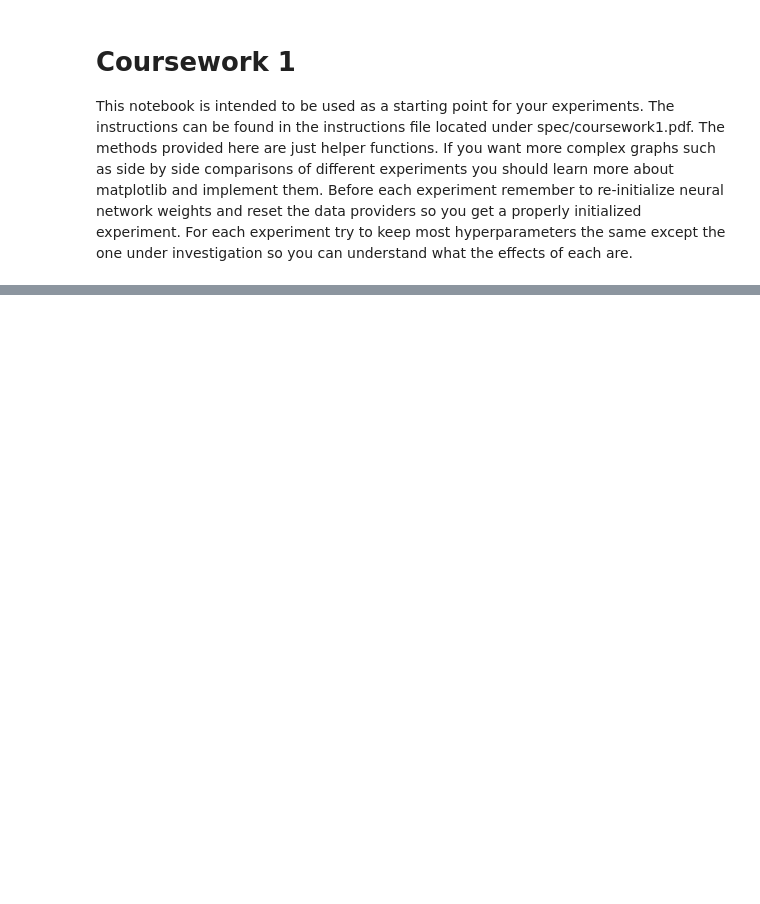
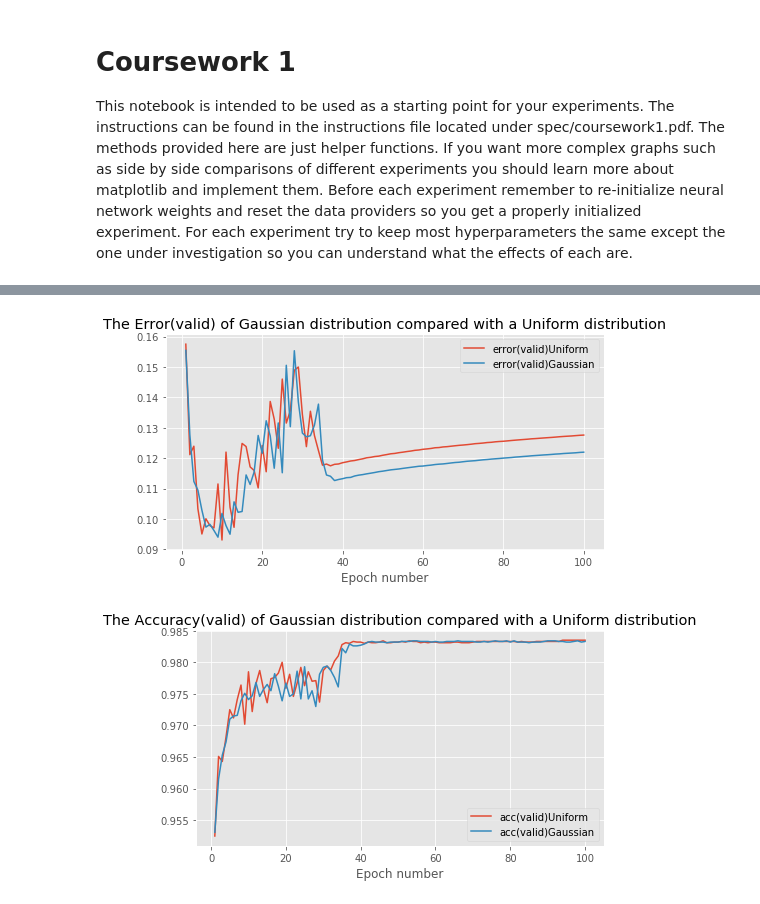
Before and after one commit to JessieWin/1234567, a Jupyter notebook: Coursework_1.ipynb, the cells around one changed output, grey strips where cells are left out. Cells and saved outputs as stored; diff of their text form; code cells hidden in the pictures; blank space fills up the shorter version.

```diff
--- a/Coursework_1.ipynb
+++ b/Coursework_1.ipynb
@@ -410,7 +1279,7 @@ If you're reading this message in another notebook frontend (for example, a stat
 # The model set up code below is provided as a starting point.
 # You will probably want to add further code cells for the
 # different experiments you run.
-
+#weight initialisation based on GlorotUniformInit
 from mlp.layers import AffineLayer, SoftmaxLayer, SigmoidLayer, ReluLayer, LeakyReluLayer, ELULayer, SELULayer
 from mlp.errors import CrossEntropySoftmaxError
 from mlp.models import MultipleLayerModel
@@ -425,18 +1294,19 @@ stats_interval = 1
 input_dim, output_dim, hidden_dim = 784, 10, 100
 
 weights_init = GlorotUniformInit(rng=rng)
+
+
+
 biases_init = ConstantInit(0.)
 model = MultipleLayerModel([
     AffineLayer(input_dim, hidden_dim, weights_init, biases_init),
-    ELULayer(),
+    SELULayer(),
     AffineLayer(hidden_dim, hidden_dim, weights_init, biases_init),
-    ELULayer(),
+    SELULayer(),
     AffineLayer(hidden_dim, hidden_dim, weights_init, biases_init),
-    ELULayer(),
+    SELULayer(),
     AffineLayer(hidden_dim, hidden_dim, weights_init, biases_init),
-    ELULayer(),
-    AffineLayer(hidden_dim, hidden_dim, weights_init, biases_init),
-    ELULayer(),
+    SELULayer(),
     AffineLayer(hidden_dim, output_dim, weights_init, biases_init)
 ])
 
@@ -445,7 +1315,7 @@ error = CrossEntropySoftmaxError()
 learning_rule = GradientDescentLearningRule(learning_rate=learning_rate)
 
 #Remember to use notebook=False when you write a script to be run in a terminal
-_ = train_model_and_plot_stats(
+stats_GlorotU, keys_GlorotU, run_time_GlorotU = train_model(
     model, error, learning_rule, train_data, valid_data, num_epochs, stats_interval, notebook=True)
 # %% [output]
 Failed to display Jupyter Widget of type HBox.
@@ -864,0 +1426,38 @@ If you're reading this message in another notebook frontend (for example, a stat
+# %%
+# Plot the change in the validation of different initialisation strategies .
+fig_1 = plt.figure(figsize=(8, 4))
+ax_1 = fig_1.add_subplot(111)
+# Plot the change in the validation and training set accuracy over training.
+fig_2 = plt.figure(figsize=(8, 4))
+ax_2 = fig_2.add_subplot(111)
+def plot_stats(fig_1, ax_1, fig_2, ax_2,stats, keys, run_time,label):
+    # As well as monitoring the error over training also monitor classification
+    # accuracy i.e. proportion of most-probable predicted classes being equal to targets
+    for k in ['error(valid)']:
+        ax_1.plot(np.arange(1, stats.shape[0]) * stats_interval,
+                  stats[1:, keys[k]], label=k+label)
+    ax_1.legend(loc=0)
+    ax_1.set_xlabel('Epoch number')
+    for k in ['acc(valid)']:
+        ax_2.plot(np.arange(1, stats.shape[0]) * stats_interval,
+                  stats[1:, keys[k]], label=k+label)
+    ax_2.legend(loc=0)
+    ax_2.set_xlabel('Epoch number')
+
+    return fig_1, ax_1, fig_2, ax_2
+fig_7,ax_7,fig_8,ax_8 = plot_stats(fig_1, ax_1, fig_2, ax_2,stats_GlorotU, keys_GlorotU, run_time_GlorotU,"Uniform")
+fig_7,ax_7,fig_8,ax_8 = plot_stats(fig_1, ax_1, fig_2, ax_2,stats_Gaussian, keys_Gaussian, run_time_Gaussian,"Gaussian")
+
+ax_7.set_title('The Error(valid) of Gaussian distribution compared with a Uniform distribution')
+ax_8.set_title('The Accuracy(valid) of Gaussian distribution compared with a Uniform distribution')
+fig_7.tight_layout()
+# This minimises whitespace around the axes.
+fig_7.savefig('Gau-Uni_error.pdf')
+# Save figure to current directory in PDF format
+fig_8.tight_layout()
+# This minimises whitespace around the axes.
+fig_8.savefig('Gau-Uni_accu.pdf')
+# Save figure to current directory in PDF format
+# %% [output]
+[figure, added]
+[figure, added]
```
Also changed, not shown: parts of 25 cells of this notebook.
